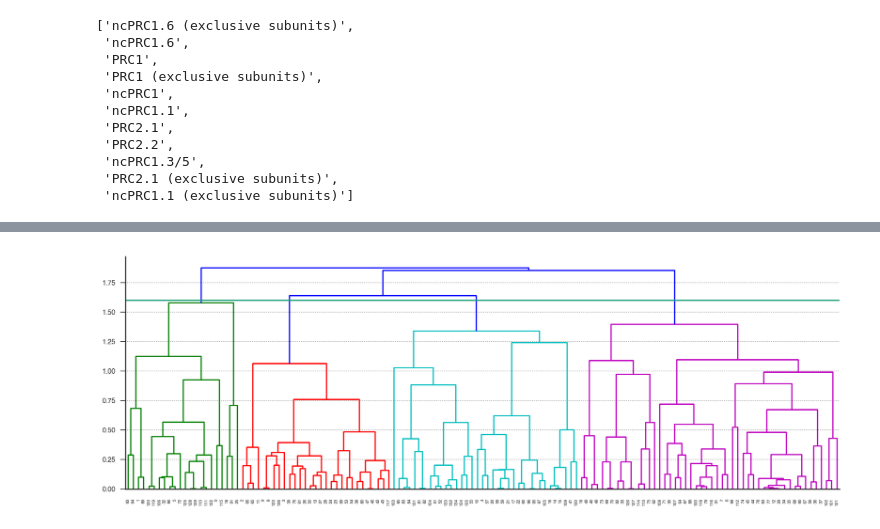
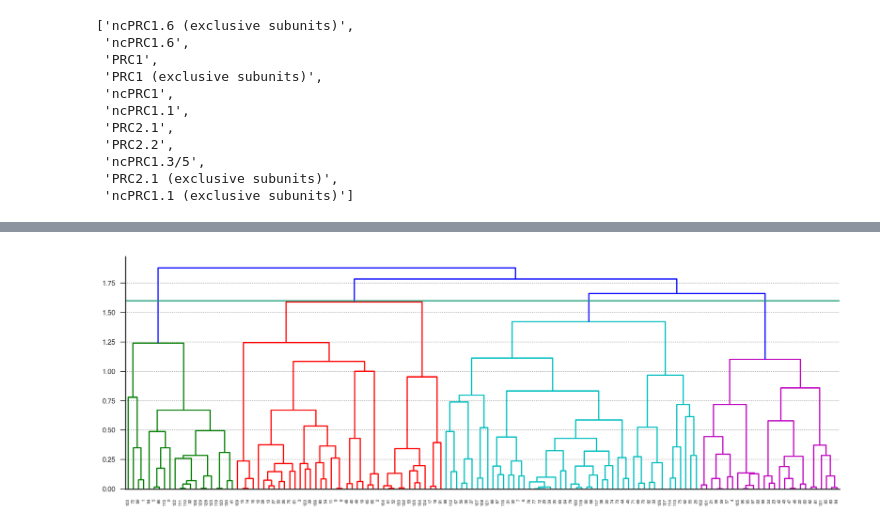
Before and after one commit to lukauskas/publications-lukauskas-2024-marcs, a Jupyter notebook: extra-figures-notebooks/ptm-response/Complexes heatmap.ipynb, the cells around one changed output, grey strips where cells are left out. Cells and saved outputs as stored; diff of their text form; code cells hidden in the pictures.

Commit message:
Complexes heatmap now uses median to be consistent with bar-plots

```diff
--- a/extra-figures-notebooks/ptm-response/Complexes heatmap.ipynb
+++ b/extra-figures-notebooks/ptm-response/Complexes heatmap.ipynb
@@ -234,26 +234,26 @@ plt.savefig(os.path.join(OUTPUT_DIRECTORY, 'heatmap-complexes.pdf'),
 # %%
 # Get complex clusters
 data = enrichment_complexes.copy()
-matrix = data['mean_logFC'].unstack('predictor')
+matrix = data['empirical_median'].unstack('predictor')
 
 matrix_without_na = matrix.fillna(0)
 mask = matrix.isnull()
 
 linkage = hierarchy.linkage(matrix_without_na, method='complete', metric='cosine', optimal_ordering=True)
 
 fig = plt.figure(figsize=(15, 5))
 
 ax = plt.gca()
 thr = 1.6
 __ = hierarchy.dendrogram(linkage, ax=ax, color_threshold=thr)
 
 ax.axhline(thr)
 ax.xaxis.grid(False)
 
 clusters = hierarchy.fcluster(linkage, criterion='distance', t=thr)
 clusters = pd.Series(clusters, index=matrix_without_na.index, name='cluster')
 # %% [output]
-[figure, old version]
+[figure, new version]
 # %%
 for cluster, subseries in clusters.groupby(clusters):
 
```
Also changed, not shown: parts of 8 cells of this notebook.
